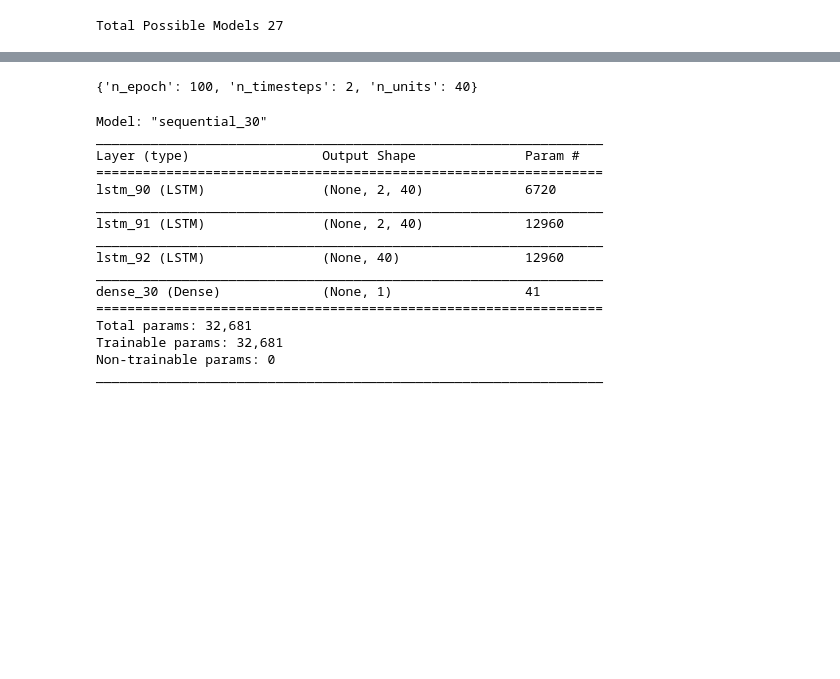
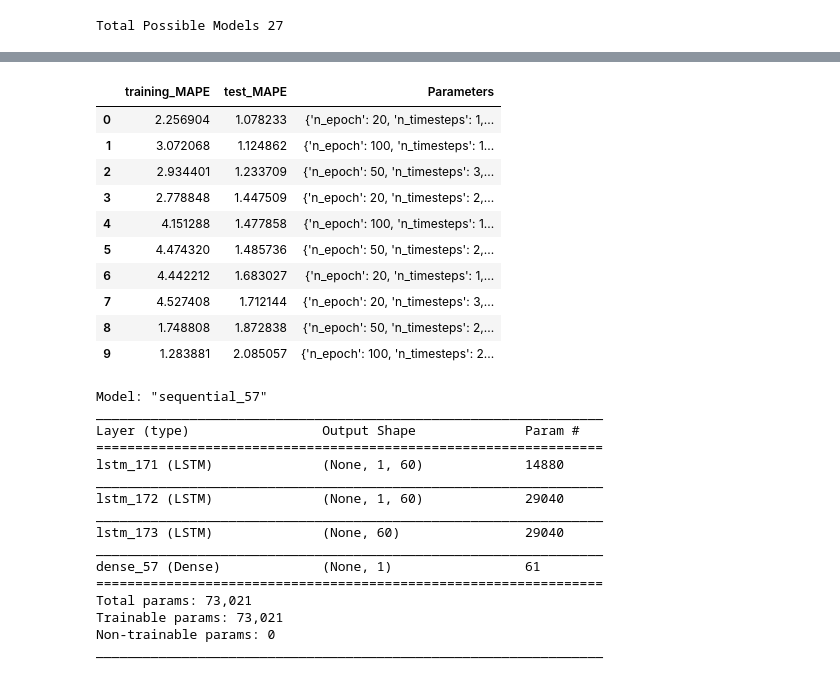
Before and after one commit to annchemu/tsa, a Jupyter notebook: lstm_model.ipynb, the cells around one changed output, grey strips where cells are left out. Saved outputs shown, nothing was run; the diff lists cells and outputs as text; code cells hidden in the pictures; blank space fills up the shorter version.

```diff
--- a/lstm_model.ipynb
+++ b/lstm_model.ipynb
@@ -151,29 +185,34 @@ def mean_absolute_percentage_error(y_true, y_pred):
     y_true, y_pred = np.array(y_true), np.array(y_pred)
     return np.mean(np.abs((y_true - y_pred) / y_true)) * 100
 # %%
-model_parameters = pd.DataFrame(columns = ['MAPE','Parameters'])
+model_parameters = pd.DataFrame(columns = ['training_MAPE','test_MAPE','Parameters'])
 for p in grid:
     test = pd.DataFrame()
     print(p)
 
-    g_model = Sequential([
+    model = Sequential([
         LSTM(units=p['n_units'], input_shape=(p['n_timesteps'], n_features), activation='relu',return_sequences=True),
         LSTM(p['n_units'], activation='relu',return_sequences=True),
         LSTM(p['n_units'], activation='relu'),
         Dense(units=1)
     ])
     #compile the model
-    g_model.compile(optimizer=Adam(learning_rate=0.01), loss='mse', metrics=['accuracy'])
+    model.compile(optimizer=Adam(learning_rate=0.01), loss='mse', metrics=['accuracy'])
 
     #train the model
-    g_model.fit(x, y, batch_size=1, validation_split=0.1, epochs=p['n_epoch'], verbose=2)
+    model.fit(x, y, batch_size=1, validation_split=0.1, epochs=p['n_epoch'], verbose=2)
 
     #Predict
-    g_predictions = g_model.predict(x_test, batch_size = 1, verbose = 2)
+    training_forecast = model.predict(x, batch_size = 1, verbose = 2)
+    test_forecast = model.predict(x_test, batch_size = 1, verbose = 2)
 
-    mape = mean_absolute_percentage_error(df['value'],g_predictions)
-    print('Mean Absolute Percentage Error(MAPE)-------------------',mape)
-    model_parameters = model_parameters.append({'MAPE':MAPE,'Parameters':p},ignore_index=True)
+    training_mape = mean_absolute_percentage_error(mape_training_values,training_forecast,)
+    test_mape = mean_absolute_percentage_error(mape_test_values,test_forecast)
+    print('Training MAPE-------------------',training_mape)
+    print('Test MAPE-------------------',test_mape)
+    model_parameters = model_parameters.append({'training_MAPE':training_mape,
+                                                'test_MAPE':test_mape,
+                                                'Parameters':p},ignore_index=True)
 # %% [output]
 {'n_epoch': 20, 'n_timesteps': 1, 'n_units': 40}
 Epoch 1/20
@@ -195,33 +234,47 @@ Mean Absolute Percentage Error(MAPE)------------------------------------ 23.3679
 # %%
-parameters = model_parameters.sort_values(by=['MAPE'])
+parameters = model_parameters.sort_values(by=['test_MAPE'])
 parameters = parameters.reset_index(drop=True)
-parameters.head()
-parameters['Parameters'][0]
+
+n_epoch = parameters['Parameters'][0]['n_epoch']
+n_timesteps = parameters['Parameters'][0]['n_timesteps']
+n_units = parameters['Parameters'][0]['n_units']
+
+parameters.head(10)
 # %% [output]
-{'n_epoch': 100, 'n_timesteps': 2, 'n_units': 40}
+|  | training_MAPE | test_MAPE | Parameters |
+| 0 | 2.256904 | 1.078233 | {'n_epoch': 20, 'n_timesteps': 1,... |
+| 1 | 3.072068 | 1.124862 | {'n_epoch': 100, 'n_timesteps': 1... |
+| 2 | 2.934401 | 1.233709 | {'n_epoch': 50, 'n_timesteps': 3,... |
+| 3 | 2.778848 | 1.447509 | {'n_epoch': 20, 'n_timesteps': 2,... |
+| 4 | 4.151288 | 1.477858 | {'n_epoch': 100, 'n_timesteps': 1... |
+| 5 | 4.474320 | 1.485736 | {'n_epoch': 50, 'n_timesteps': 2,... |
+| 6 | 4.442212 | 1.683027 | {'n_epoch': 20, 'n_timesteps': 1,... |
+| 7 | 4.527408 | 1.712144 | {'n_epoch': 20, 'n_timesteps': 3,... |
+| 8 | 1.748808 | 1.872838 | {'n_epoch': 50, 'n_timesteps': 2,... |
+| 9 | 1.283881 | 2.085057 | {'n_epoch': 100, 'n_timesteps': 2... |
 # %%
 n_model = Sequential([
-        LSTM(units=40, input_shape=(2, n_features), activation='relu',return_sequences=True),
-        LSTM(40, activation='relu',return_sequences=True),
-        LSTM(40, activation='relu'),
+        LSTM(units=n_units, input_shape=(n_timesteps, n_features), activation='relu',return_sequences=True),
+        LSTM(n_units, activation='relu',return_sequences=True),
+        LSTM(n_units, activation='relu'),
         Dense(units=1)
     ])
 n_model.summary()
 # %% [output]
-Model: "sequential_30"
+Model: "sequential_57"
 _________________________________________________________________
 Layer (type)                 Output Shape              Param #
 =================================================================
-lstm_90 (LSTM)               (None, 2, 40)             6720
+lstm_171 (LSTM)              (None, 1, 60)             14880
 _________________________________________________________________
-lstm_91 (LSTM)               (None, 2, 40)             12960
+lstm_172 (LSTM)              (None, 1, 60)             29040
 _________________________________________________________________
-lstm_92 (LSTM)               (None, 40)                12960
+lstm_173 (LSTM)              (None, 60)                29040
 _________________________________________________________________
-dense_30 (Dense)             (None, 1)                 41
+dense_57 (Dense)             (None, 1)                 61
 =================================================================
-Total params: 32,681
-Trainable params: 32,681
+Total params: 73,021
+Trainable params: 73,021
 Non-trainable params: 0
 _________________________________________________________________
 # %%
```
Also changed, not shown: parts of 31 cells of this notebook, 1 other file.
